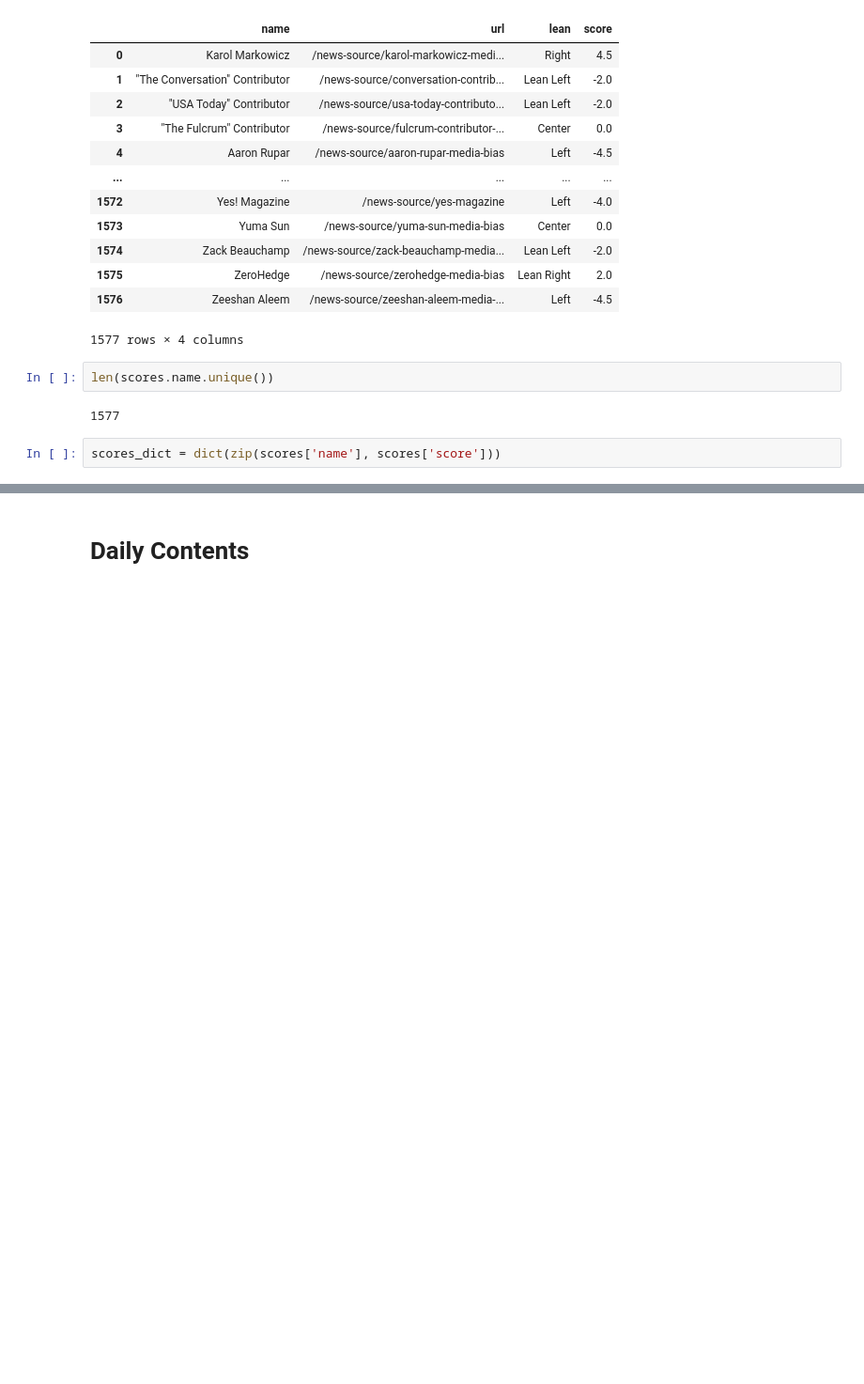
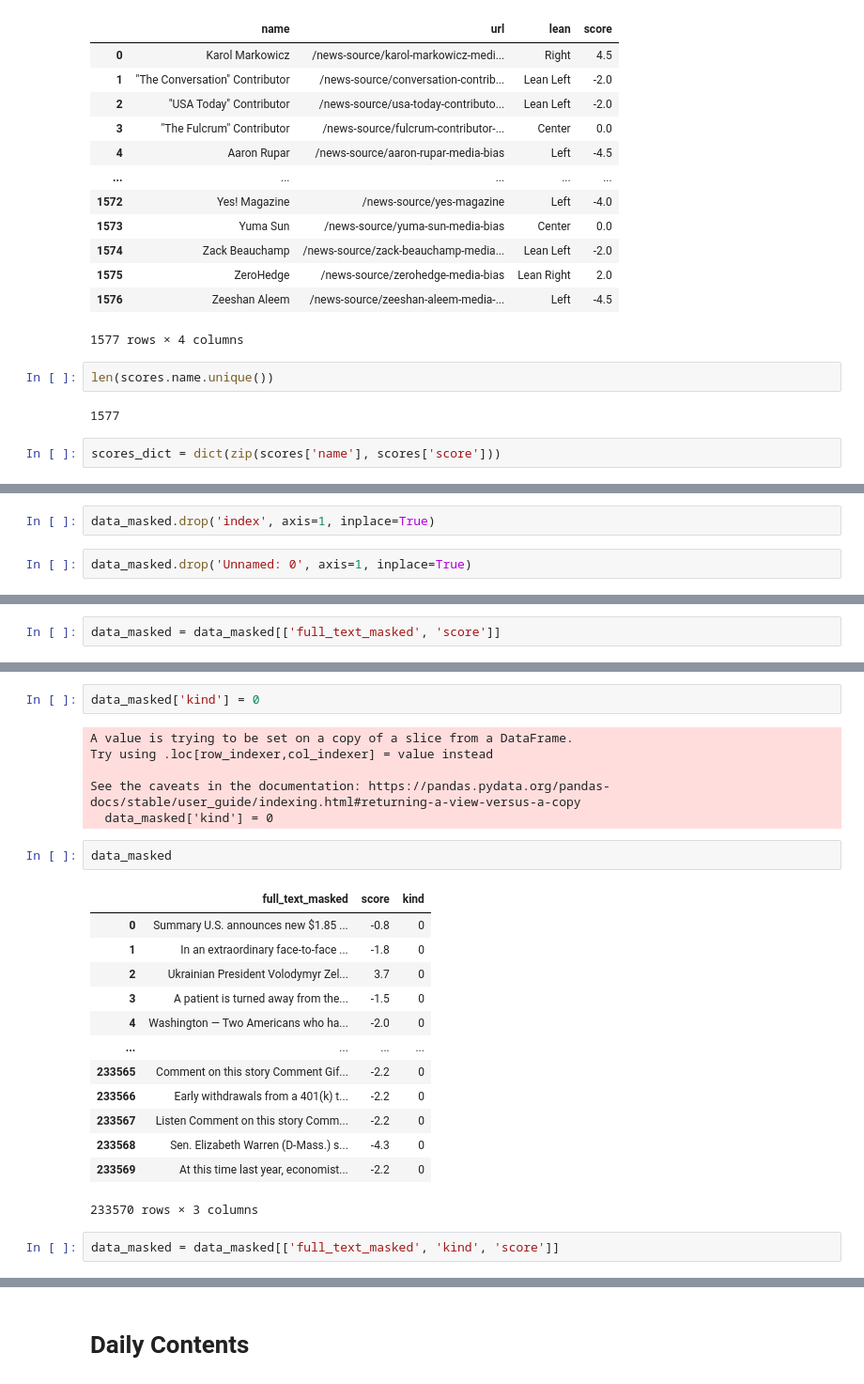
Before and after one commit to yeahjack/TwitterLeanAnalysis, a Jupyter notebook: notebooks/05.RelabelingNews/assignLabels.ipynb, the cells around one changed output, grey strips where cells are left out. Shown at 94% size. Cells and saved outputs as stored; diff of their text form; blank space fills up the shorter version.

```diff
--- a/notebooks/05.RelabelingNews/assignLabels.ipynb
+++ b/notebooks/05.RelabelingNews/assignLabels.ipynb
@@ -213,0 +113,4 @@ data
+# %%
+data_masked.drop('index', axis=1, inplace=True)
+# %%
+data_masked.drop('Unnamed: 0', axis=1, inplace=True)
@@ -213,0 +133,2 @@ data
+# %%
+data_masked = data_masked[['full_text_masked', 'score']]
@@ -213,0 +153,26 @@ data
+# %%
+data_masked['kind'] = 0
+# %% [output]
+A value is trying to be set on a copy of a slice from a DataFrame.
+Try using .loc[row_indexer,col_indexer] = value instead
+
+See the caveats in the documentation: https://pandas.pydata.org/pandas-docs/stable/user_guide/indexing.html#returning-a-view-versus-a-copy
+  data_masked['kind'] = 0
+# %%
+data_masked
+# %% [output]
+|  | full_text_masked | score | kind |
+| 0 | Summary U.S. announces new $1.85 ... | -0.8 | 0 |
+| 1 | In an extraordinary face-to-face ... | -1.8 | 0 |
+| 2 | Ukrainian President Volodymyr Zel... | 3.7 | 0 |
+| 3 | A patient is turned away from the... | -1.5 | 0 |
+| 4 | Washington — Two Americans who ha... | -2.0 | 0 |
+| ... | ... | ... | ... |
+| 233565 | Comment on this story Comment Gif... | -2.2 | 0 |
+| 233566 | Early withdrawals from a 401(k) t... | -2.2 | 0 |
+| 233567 | Listen Comment on this story Comm... | -2.2 | 0 |
+| 233568 | Sen. Elizabeth Warren (D-Mass.) s... | -4.3 | 0 |
+| 233569 | At this time last year, economist... | -2.2 | 0 |
+233570 rows × 3 columns
+# %%
+data_masked = data_masked[['full_text_masked', 'kind', 'score']]
```
Also changed, not shown: parts of 60 cells of this notebook, 2 other files.
